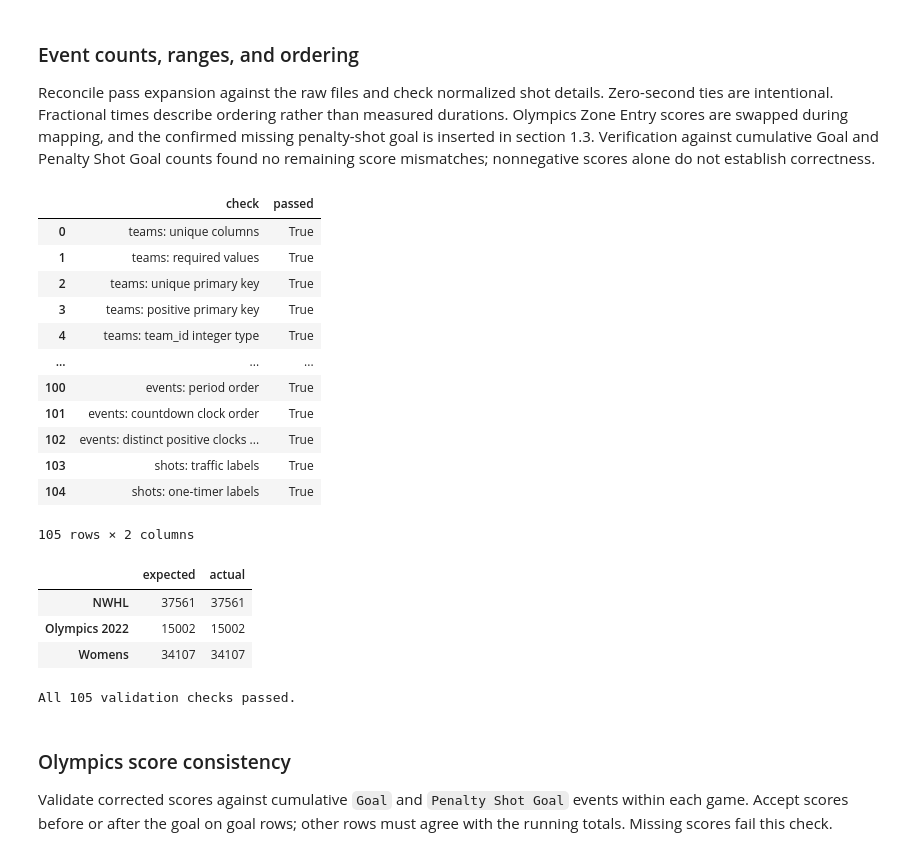
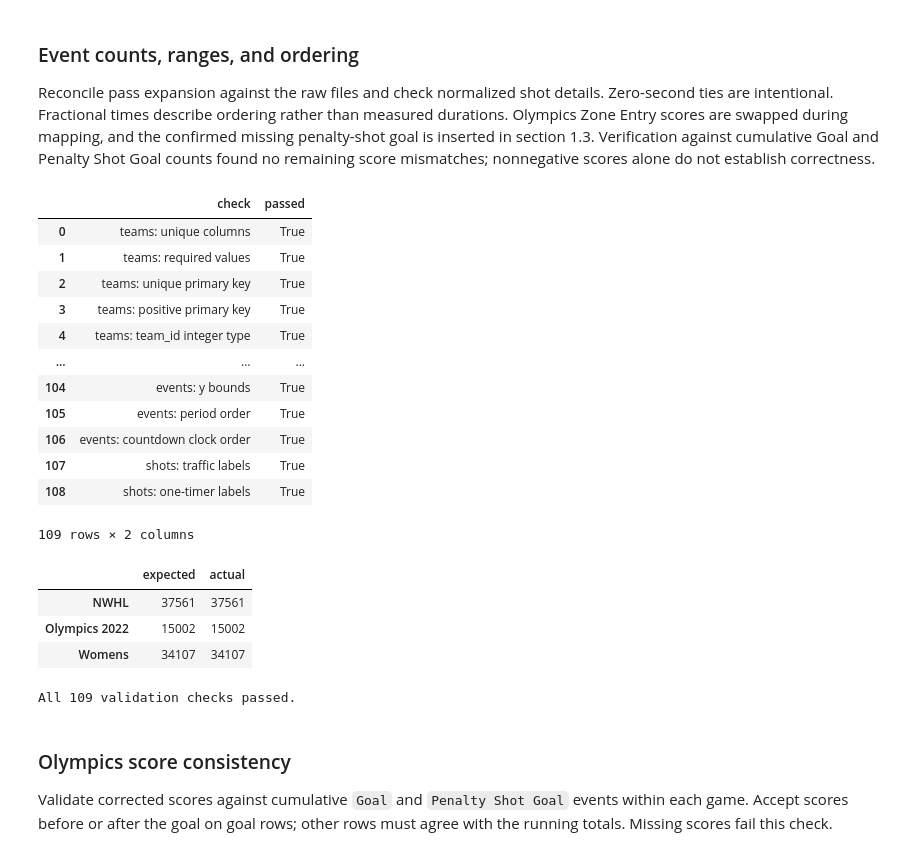
Before and after one commit to Fontaine44/hockey-pace-explorer, a Jupyter notebook: notebooks/01_event_processing.ipynb, the cells around one changed output. Saved outputs shown, nothing was run; the diff lists cells and outputs as text; code cells hidden in the pictures.

```diff
--- a/notebooks/01_event_processing.ipynb
+++ b/notebooks/01_event_processing.ipynb
@@ -287,0 +290,23 @@ Inserted the confirmed Penalty Shot Goal at period 2, 2:35.
+# %%
+dump_mask = olympics_df["event"].eq("Dump In/Out")
+
+dump_outcomes = (
+    olympics_df.loc[dump_mask, "event_successful"]
+    .astype("string")
+    .str.strip()
+    .str.lower()
+    .map({
+        "t": "Retained",
+        "true": "Retained",
+        "f": "Lost",
+        "false": "Lost",
+    })
+)
+
+# Missing or unrecognized outcomes remain missing.
+olympics_df.loc[dump_mask, "detail_1"] = dump_outcomes
+
+display(
+    olympics_df.loc[dump_mask, "detail_1"]
+    .value_counts(dropna=False)
+)
@@ -846,6 +876,12 @@ for name_column, id_column in [
         how="left",
         validate="many_to_one",
     )
+
+# Identify the other participant from the event team's perspective.
+events_table_df["opponent_team_id"] = events_table_df["away_team_id"].where(
+    events_table_df["team_id"].eq(events_table_df["home_team_id"]),
+    events_table_df["home_team_id"],
+)
 
 # Link games.
 events_table_df = events_table_df.merge(
@@ -913,7 +949,7 @@ events_table_df = events_table_df.merge(
 )
 
 # Validate required links.
-if events_table_df[["game_id", "team_id"]].isna().any().any():
+if events_table_df[["game_id", "team_id", "opponent_team_id"]].isna().any().any():
     raise ValueError("Some events could not be linked to a game or team.")
 
 missing_primary = (
@@ -925,7 +961,7 @@ if missing_primary.any():
 
 # Select the final EDA schema.
 event_columns = [
-    "event_id", "game_id", "team_id", "player_id", "player_2_id",
+    "event_id", "game_id", "team_id", "opponent_team_id", "player_id", "player_2_id",
     "period", "clock_seconds",
     "team_goals", "opponent_goals",
     "team_skaters", "opponent_skaters",
@@ -941,7 +977,7 @@ events_table_df = (
 )
 
 id_columns = [
-    "event_id", "game_id", "team_id", "player_id", "player_2_id",
+    "event_id", "game_id", "team_id", "opponent_team_id", "player_id", "player_2_id",
 ]
 events_table_df[id_columns] = events_table_df[id_columns].astype("Int64")
 
@@ -971,7 +1007,7 @@ tables = {
     "games": (games_df, "game_id", ["game_date", "home_team_id", "away_team_id", "source_dataset"]),
     "event_types": (event_types_df, "event_type_id", ["event"]),
     "events": (events_table_df, "event_id", [
-        "game_id", "team_id", "period", "team_skaters", "opponent_skaters",
+        "game_id", "team_id", "opponent_team_id", "period", "team_skaters", "opponent_skaters",
         "event", "is_home", "source_dataset",
     ]),
 }
@@ -1079,47 +1119,44 @@ for column, upper in [("x", 200), ("y", 85)]:
     check(f"events: {column} bounds", e[column].dropna().between(0, upper).all())
 
 ordered = e.sort_values("event_id")
 period_change = ordered.groupby("game_id", sort=False)["period"].diff()
 clock_change = ordered.groupby(["game_id", "period"], sort=False)["clock_seconds"].diff()
 check("events: period order", not period_change.lt(0).any())
 check("events: countdown clock order", not clock_change.gt(0).any())
-rounded_clock = e["clock_seconds"].round(6)
-nonzero = rounded_clock.gt(0)
-check("events: distinct positive clocks at SQL precision", not e.loc[nonzero, ["game_id", "period"]].assign(clock=rounded_clock.loc[nonzero]).duplicated().any())
 
 shots = e.loc[e["event"].isin(["Shot", "Goal"])]
 check("shots: traffic labels", shots["detail_3"].dropna().isin(["Traffic", "No traffic"]).all())
 check("shots: one-timer labels", shots["detail_4"].dropna().isin(["One timer", "Not a one timer"]).all())
 
 validation_report = pd.DataFrame(validation_results)
 display(validation_report)
 display(pd.DataFrame({"expected": expected_counts, "actual": actual_counts}))
 
 failed = validation_report.loc[~validation_report["passed"]]
 if not failed.empty:
     display(failed)
     raise ValueError(f"{len(failed)} validation checks failed; resolve before export.")
 
 print(f"All {len(validation_report)} validation checks passed.")
 # %% [output]
 |  | check | passed |
 | 0 | teams: unique columns | True |
 | 1 | teams: required values | True |
 | 2 | teams: unique primary key | True |
 | 3 | teams: positive primary key | True |
 | 4 | teams: team_id integer type | True |
 | ... | ... | ... |
-| 100 | events: period order | True |
-| 101 | events: countdown clock order | True |
-| 102 | events: distinct positive clocks ... | True |
-| 103 | shots: traffic labels | True |
-| 104 | shots: one-timer labels | True |
+| 104 | events: y bounds | True |
+| 105 | events: period order | True |
+| 106 | events: countdown clock order | True |
+| 107 | shots: traffic labels | True |
+| 108 | shots: one-timer labels | True |
-105 rows × 2 columns
+109 rows × 2 columns
 |  | expected | actual |
 | NWHL | 37561 | 37561 |
 | Olympics 2022 | 15002 | 15002 |
 | Womens | 34107 | 34107 |
-All 105 validation checks passed.
+All 109 validation checks passed.
 # %% [markdown]
 ### Olympics score consistency
 
```
Also changed, not shown: parts of 6 cells of this notebook, 6 other files.
